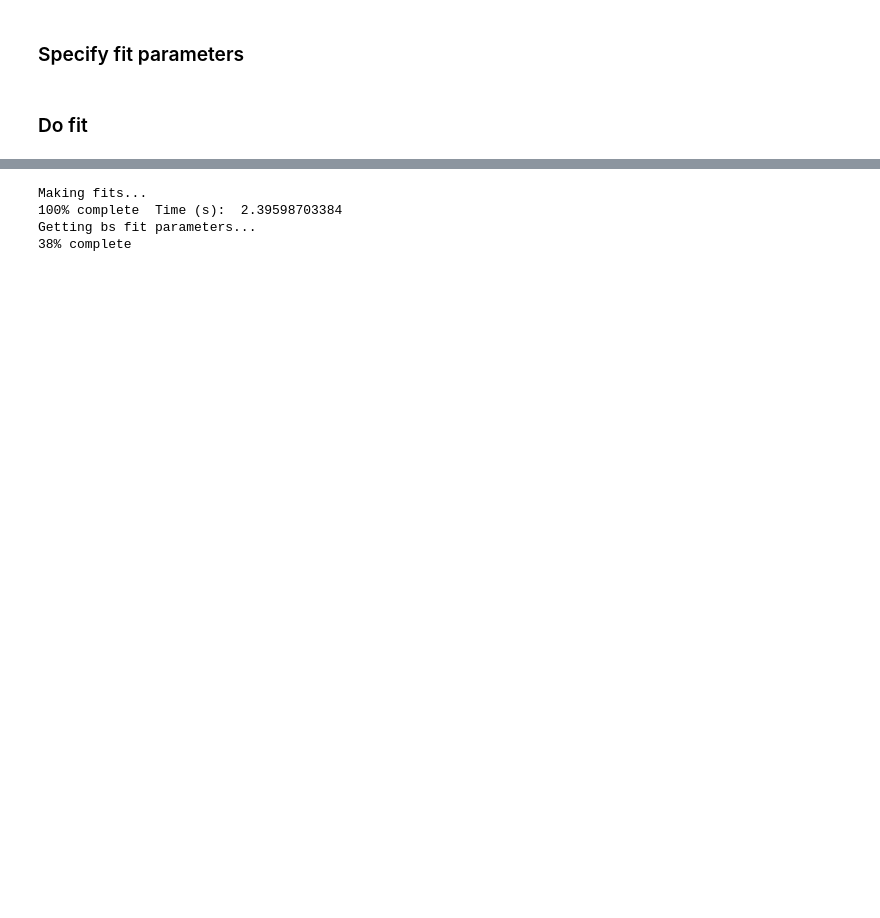
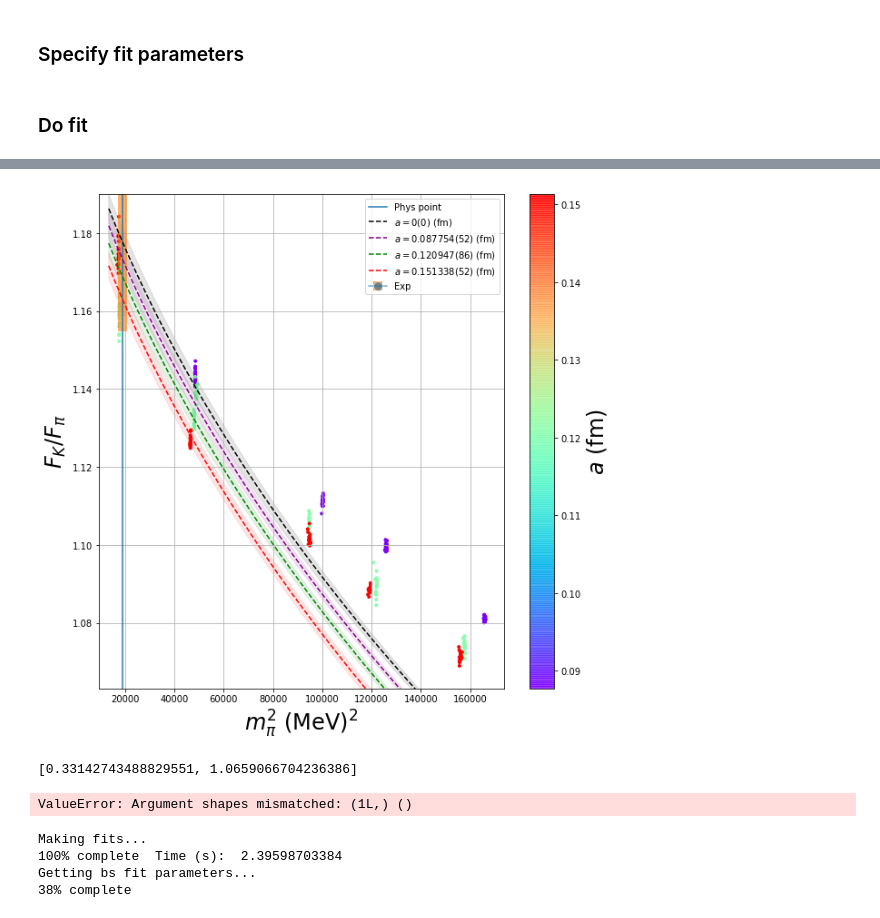
Before and after one commit to callat-qcd/project_fkfpi, a Jupyter notebook: notebooks/determine_lecs.ipynb, the cells around one changed output, grey strips where cells are left out. Drawn from its saved outputs; the diff is of its cells as text; code cells hidden in the pictures; blank space fills up the shorter version.

Commit message:
bootstrapper: sorta fixed plots

```diff
--- a/notebooks/determine_lecs.ipynb
+++ b/notebooks/determine_lecs.ipynb
@@ -28,14 +28,18 @@ reload(fit)
 ### Specify fit parameters
 # %%
 p_dict = {
-    'order' : 1,
+    'order_fit' : 1,
+    'order_latt_spacing' : 2, # no order 1 term -- starts at 2
+    'order_vol' : 1,
     'bs_N' : 20,  # if 0, use full list
+    'fit_type' : 'mix', #either 'mix' or 'xpt'
 
-    'use_prior' : True,
+    'use_prior' : False,
     'save_prior' : False,
-    'abbrs' : ['a09m400', 'a12m130', 'a12m220', 'a12m220L',
-               'a12m220S', 'a12m310', 'a12m350', 'a12m400',
-               'a15m220', 'a15m310'],
+    'abbrs' : [u'a09m220', u'a09m310', u'a09m350', u'a09m400', u'a12m130',
+           u'a12m220',  u'a12m220S', u'a12m310', u'a12m350',
+           u'a12m400', u'a15m130', u'a15m220', u'a15m310', u'a15m350',
+           u'a15m400'],
 
     'make_plots' : True,
     'show_error_ellipses' : False,
@@ -56,4 +60,7 @@ if p_dict['use_prior']:
     prior = data_loader.get_prior()
 
 # Make bootstrapper
-bootstrapper = bs.bootstrapper(fit_data, prior=prior, order=p_dict['order'], bs_N=p_dict['bs_N'], abbrs=p_dict['abbrs'])
+bootstrapper = bs.bootstrapper(fit_data, prior=prior, bs_N=p_dict['bs_N'], abbrs=p_dict['abbrs'],
+                               order_fit=p_dict['order_fit'], order_vol=p_dict['order_vol'],
+                               order_latt_spacing=p_dict['order_latt_spacing'],
+                               fit_type=p_dict['fit_type'])
@@ -67,7 +87,10 @@ TypeError: float() argument must be a string or a number
 # %%
-#    # xy_parameters is an array (eg, ['mpi', 'Fpi'])
     def plot_parameters(self, xy_parameters, color_parameter=None,
                         xfcn=None, xlabel=None, yfcn=None, ylabel=None, show_fit=True):
+
+        # used to convert to phys units
+        hbar_c = 197.327
+
         if xlabel is None:
             xlabel = self._fmt_key_as_latex(xy_parameters[0])
         if ylabel is None:
@@ -85,10 +108,10 @@ TypeError: float() argument must be a string or a number
                 plot_data[j] = {abbr :  myfcn[j](self.fit_data[abbr]['FK'] /self.fit_data[abbr]['Fpi']) for abbr in self.abbrs}
             elif parameter in ['mpi', 'mju', 'mru', 'mk', 'mrs', 'mss', 'FK', 'Fpi']:
                 # Convert to physical units
-                hbar_c = 197.327# used to convert to phys units
+
                 plot_data[j] = {}
                 for abbr in self.abbrs:
-                    plot_data[j][abbr] = myfcn[j](self.fit_data[abbr][parameter] *hbar_c / (self.fit_data[abbr]['aw0'] /self.w0))
+                    plot_data[j][abbr] = myfcn[j](self.fit_data[abbr][parameter] *hbar_c / (self.fit_data[abbr]['a']))
             else:
                 plot_data[j] = {abbr :  myfcn[j](self.fit_data[abbr][parameter]) for abbr in self.abbrs}
 
@@ -97,7 +120,7 @@ TypeError: float() argument must be a string or a number
             color_parameter = 'a'
 
         if color_parameter in ['a']:
-            color_data = {abbr : np.repeat(self.fit_data[abbr]['aw0'][0]/self.w0, self.bs_N).ravel() for abbr in self.abbrs}
+            color_data = {abbr : np.repeat(self.fit_data[abbr]['a'][0], self.bs_N).ravel() for abbr in self.abbrs}
         elif color_parameter in ['L']:
             color_data = {abbr : np.repeat(gv.mean(self.fit_data[abbr][color_parameter]), self.bs_N).ravel() for abbr in self.abbrs}
         elif color_parameter == 'MpiL':
@@ -108,7 +131,7 @@ TypeError: float() argument must be a string or a number
         # Color by lattice spacing/length
         cmap = matplotlib.cm.get_cmap('rainbow')
         min_max = lambda x : [np.min(x), np.max(x)]
-        minimum, maximum = min_max(np.concatenate([color_data[abbr] for abbr in self.abbrs]))
+        minimum, maximum = min_max(np.concatenate([gv.mean(color_data[abbr]) for abbr in self.abbrs]))
         norm = matplotlib.colors.Normalize(vmin=minimum, vmax=maximum)
 
         # Get scatter plot & color data
@@ -118,7 +141,7 @@ TypeError: float() argument must be a string or a number
         for j, abbr in enumerate(self.abbrs):
             x[j*self.bs_N:(j+1)*self.bs_N] = gv.mean(plot_data[0][abbr])
             y[j*self.bs_N:(j+1)*self.bs_N] = gv.mean(plot_data[1][abbr])
-            z[j*self.bs_N:(j+1)*self.bs_N] = color_data[abbr]
+            z[j*self.bs_N:(j+1)*self.bs_N] = gv.mean(color_data[abbr])
 
         sc = plt.scatter(x, y, c=z, vmin=minimum, vmax=maximum,
                          cmap=cmap, rasterized=True, marker=".", alpha=100.0/self.bs_N)
@@ -135,58 +158,65 @@ TypeError: float() argument must be a string or a number
                              ecolor='C1', elinewidth=10.0)
 
             colors = ['black', 'purple', 'green', 'red']
-            for j, a in enumerate([0.0, 0.09, 0.12, 0.15]):
+            lattice_spacings = np.unique(self._make_fit_data(0)['a'])
+            for j, a in enumerate(np.append([gv.gvar('0(0)')], lattice_spacings)):
+
                 minimum = np.nanmin([np.nanmin(
-                    self.fit_data[abbr][xy_parameters[0]] *hbar_c / (self.fit_data[abbr]['aw0'] /self.w0)
+                    self.fit_data[abbr][xy_parameters[0]] *hbar_c / (self.fit_data[abbr]['a'])
                 ) for abbr in self.abbrs])
                 maximum = np.nanmax([np.nanmax(
-                    self.fit_data[abbr][xy_parameters[0]] *hbar_c / (self.fit_data[abbr]['aw0'] /self.w0)
+                    self.fit_data[abbr][xy_parameters[0]] *hbar_c / (self.fit_data[abbr]['a'])
                 ) for abbr in self.abbrs])
+                minimum = gv.mean(minimum)
+                maximum = gv.mean(maximum)
                 delta = maximum - minimum
 
                 x = np.linspace(np.max((minimum - 0.05*delta, 0)), maximum + 0.05*delta)
 
 
+
                 # Get phys point data, substituting x-data and current 'a' in loop
                 prepped_data = self.get_phys_point_data()
                 prepped_data[xy_parameters[0]] = x
-                prepped_data['aw0'] = a*self.w0
+                prepped_data['a'] = a
 
                 y = self.fk_fpi_fit_fcn(fit_data=prepped_data)
 
                 pm = lambda g, k : gv.mean(g) + k*gv.sdev(g)
                 plt.plot(xfcn(x), pm(y, 0), '--', color=colors[j], label='$a=$%s (fm)'%(str(a)), rasterized=True)
-                plt.fill_between(xfcn(x), pm(y, -1), pm(y, 1), alpha=0.20, color=colors[j], rasterized=True)
+                plt.fill_between(xfcn(x), pm(y, -1), pm(y, 1), alpha=0.10, color=colors[j], rasterized=True)
 
             plt.legend()
 
         # Plot labels
         plt.grid()
-        plt.xlabel(xlabel, fontsize = 24)
+        plt.xlabel(xlabel, fontsize = 24)git
         plt.ylabel(ylabel, fontsize = 24)
 
         # Format colorbar
         color_bar = plt.colorbar(sc)
         color_bar.set_alpha(0.8)
         color_bar.draw_all()
         color_bar.set_label(self._fmt_key_as_latex(color_parameter), fontsize = 24)
 
         # Set xlim, ylim -- only works if xy_parameters[i] is a vector, not a scalar
         min_max = lambda x : [np.min(x), np.max(x)]
         try:
             xmin, xmax = min_max(np.concatenate([gv.mean(plot_data[0][abbr]) for abbr in self.abbrs]))
             ymin, ymax = min_max(np.concatenate([gv.mean(plot_data[1][abbr]) for abbr in self.abbrs]))
             xdelta = xmax - xmin
             ydelta = ymax - ymin
             plt.xlim(xmin-0.05*xdelta, xmax+0.05*xdelta) #xmin-0.05*xdelta
             plt.ylim(ymin-0.05*ydelta, ymax+0.05*ydelta)
         except ValueError:
             pass
 
         fig = plt.gcf()
         plt.close()
         return fig
 
     squared = lambda x : x**2
     plot_parameters(bootstrapper, xy_parameters=['mpi', 'FK/Fpi'],
-                    xfcn=squared, xlabel='$m_\pi^2$ (MeV)$^2$', color_parameter='a')
+                    xfcn=squared, xlabel='$m_\pi^2$ (MeV)$^2$', color_parameter='a', show_fit=True)
+# %% [output]
+[figure, added]
@@ -197,3 +225,11 @@ TypeError: float() argument must be a string or a number
+# %%
+[np.min(temp), np.max(temp)]
+# %% [output]
+[0.33142743488829551, 1.0659066704236386]
+# %%
+bootstrapper.create_prior_from_fit()
+# %% [output]
+ValueError: Argument shapes mismatched: (1L,) ()
 # %%
 t0 = time.time()
 
```
Also changed, not shown: parts of 7 cells of this notebook, 2 other files.
